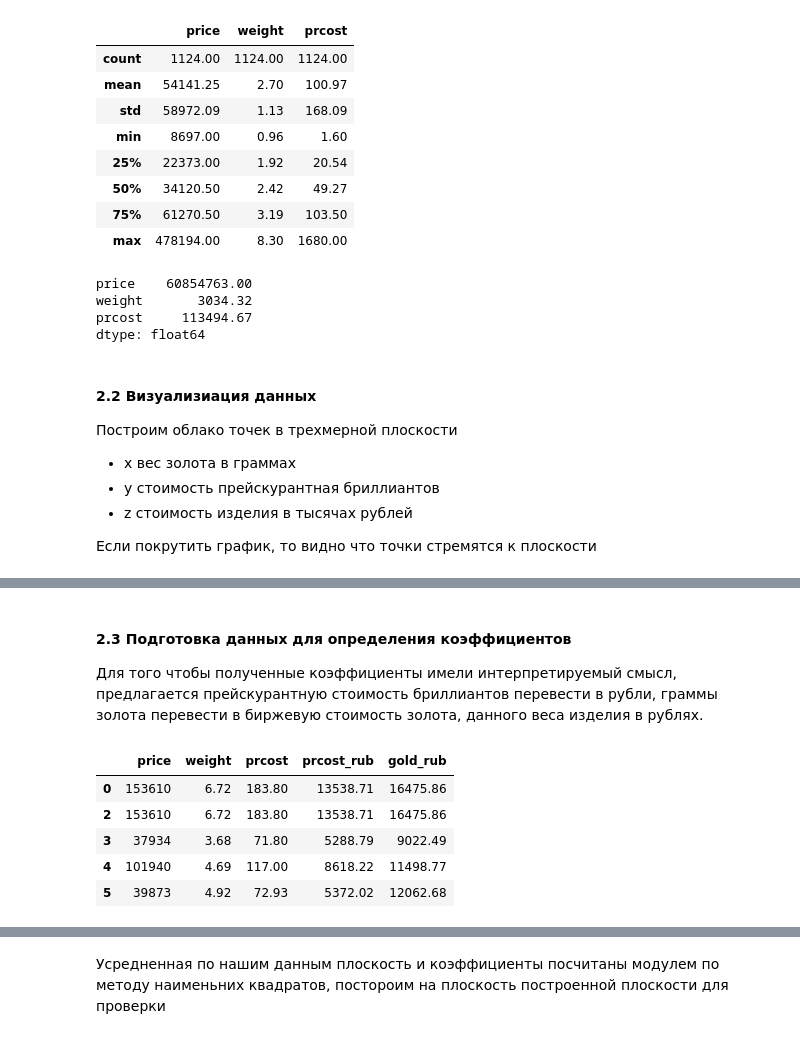
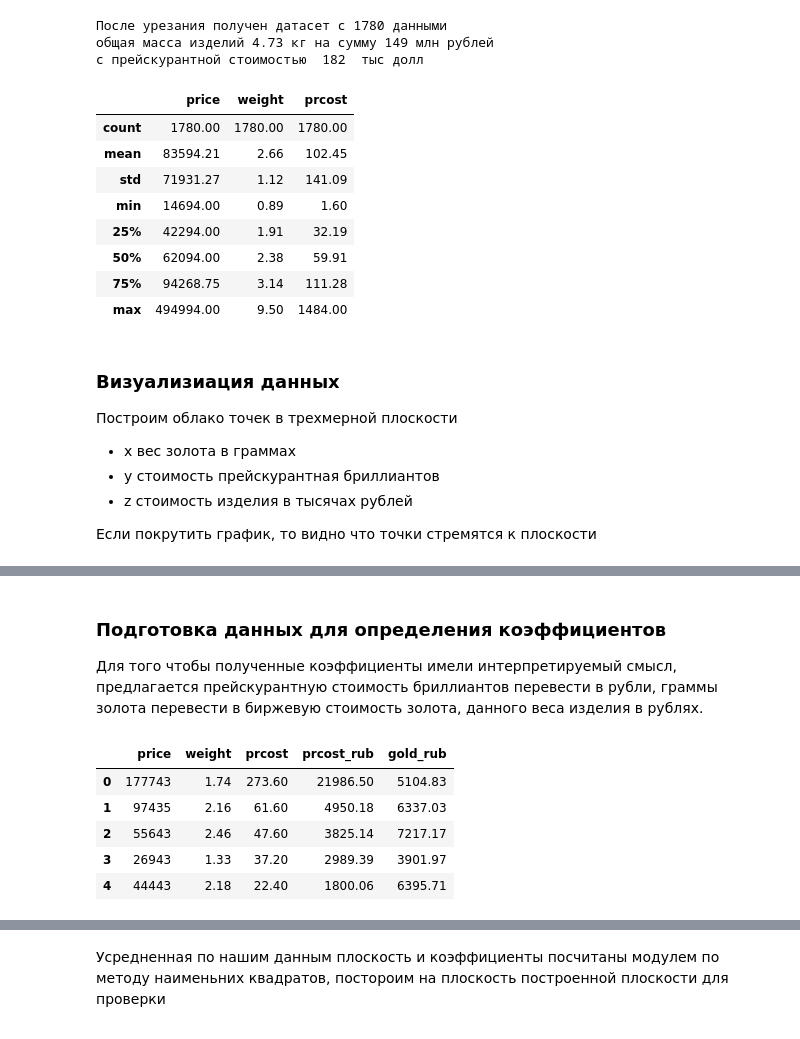
Before and after one commit to KeskilV/Parsing_NKO, a Jupyter notebook: AnaliticRep140422MUIZ_Кольца_с_брилл.ipynb, the cells around one changed output, grey strips where cells are left out. Drawn from its saved outputs; the diff is of its cells as text; code cells hidden in the pictures.

```diff
--- a/AnaliticRep140422MUIZ_Кольца_с_брилл.ipynb
+++ b/AnaliticRep140422MUIZ_Кольца_с_брилл.ipynb
@@ -49,7 +43,4 @@ import os
 import matplotlib.pyplot as plt
 #%matplotlib inline
 %matplotlib notebook
-filenamemiuz = 'jewels/miuz/_брилл_суммированы_mius161121_0-3178.xlsx'
-raw = pd.read_excel(filenamemiuz,sheet_name=0)
-data = raw.loc[(raw.gold.str.contains('585') ),['price','weight','prcost']].loc[(raw.price<500000),:].loc[(raw.prcost<3000),:]
-data.head()
+filenamemiuz = 'jewels/muiz04-2022/_брилл_суммированы_mius140422_0-4431.xlsx'#'jewels/miuz/_брилл_суммированы_mius161121_0-3178.xlsx'
@@ -65,25 +63,26 @@ data.head()
+# %%
+print(f'''После урезания получен датасет с {len(data)} данными
+общая масса изделий {round(data.sum()['weight']/1000,2)} кг на сумму {round(data.sum()['price']/1000000)} млн рублей
+с прейскурантной стоимостью  {round(data.sum()['prcost']/1000)}  тыс долл''')
+# %% [output]
+После урезания получен датасет с 1780 данными
+общая масса изделий 4.73 кг на сумму 149 млн рублей
+с прейскурантной стоимостью  182  тыс долл
 # %%
 #сумма датасета
 data.describe()
 # %% [output]
 |  | price | weight | prcost |
-| count | 1124.00 | 1124.00 | 1124.00 |
-| mean | 54141.25 | 2.70 | 100.97 |
-| std | 58972.09 | 1.13 | 168.09 |
-| min | 8697.00 | 0.96 | 1.60 |
-| 25% | 22373.00 | 1.92 | 20.54 |
-| 50% | 34120.50 | 2.42 | 49.27 |
-| 75% | 61270.50 | 3.19 | 103.50 |
-| max | 478194.00 | 8.30 | 1680.00 |
+| count | 1780.00 | 1780.00 | 1780.00 |
+| mean | 83594.21 | 2.66 | 102.45 |
+| std | 71931.27 | 1.12 | 141.09 |
+| min | 14694.00 | 0.89 | 1.60 |
+| 25% | 42294.00 | 1.91 | 32.19 |
+| 50% | 62094.00 | 2.38 | 59.91 |
+| 75% | 94268.75 | 3.14 | 111.28 |
+| max | 494994.00 | 9.50 | 1484.00 |
-# %%
-data.sum()
-# %% [output]
-price    60854763.00
-weight       3034.32
-prcost     113494.67
-dtype: float64
 # %% [markdown]
-#### 2.2 Визуализиация данных
+###  Визуализиация данных
 Построим облако точек в трехмерной плоскости
 - х вес золота в граммах
 - y стоимость прейскурантная бриллиантов
@@ -106,24 +105,27 @@ ax.view_init(45,0)
 [interactive output not drawn]
 [interactive output not drawn]
 # %% [markdown]
-#### 2.3 Подготовка данных для определения коэффициентов
+### Подготовка данных для определения коэффициентов
 
 Для того чтобы полученные коэффициенты имели интерпретируемый смысл, предлагается прейскурантную стоимость бриллиантов перевести в рубли, граммы золота перевести в биржевую стоимость золота, данного веса изделия в рублях.
 # %%
 #Курс доллара и биржевая цена золота на 03-12-2021
-dollar_rate = 73.66
-gold_rate = 4191.05
+#dollar_rate = 73.66
+#gold_rate = 4191.05
+#Курс доллара и биржевая цена золота на 19-04-2022
+dollar_rate = 80.36
+gold_rate = 5015.06
 data['prcost_rub'] = data.prcost*dollar_rate
 data['gold_rub'] = data.weight*0.585*gold_rate
 pd.options.display.float_format ="{:.2f}".format
 data.head()
 # %% [output]
 |  | price | weight | prcost | prcost_rub | gold_rub |
-| 0 | 153610 | 6.72 | 183.80 | 13538.71 | 16475.86 |
-| 2 | 153610 | 6.72 | 183.80 | 13538.71 | 16475.86 |
-| 3 | 37934 | 3.68 | 71.80 | 5288.79 | 9022.49 |
-| 4 | 101940 | 4.69 | 117.00 | 8618.22 | 11498.77 |
-| 5 | 39873 | 4.92 | 72.93 | 5372.02 | 12062.68 |
+| 0 | 177743 | 1.74 | 273.60 | 21986.50 | 5104.83 |
+| 1 | 97435 | 2.16 | 61.60 | 4950.18 | 6337.03 |
+| 2 | 55643 | 2.46 | 47.60 | 3825.14 | 7217.17 |
+| 3 | 26943 | 1.33 | 37.20 | 2989.39 | 3901.97 |
+| 4 | 44443 | 2.18 | 22.40 | 1800.06 | 6395.71 |
 # %%
 #новое графическое представление будеть иметь вид
 fig2 = plt.figure(figsize=(7,7))
```
Also changed, not shown: parts of 19 cells of this notebook, 7 other files.
